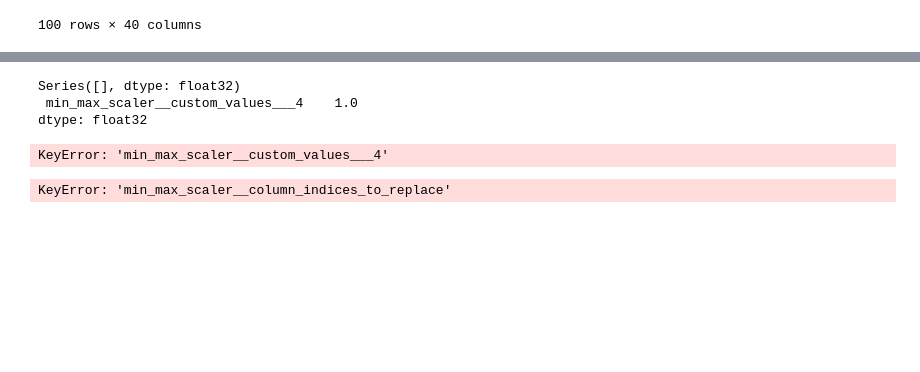
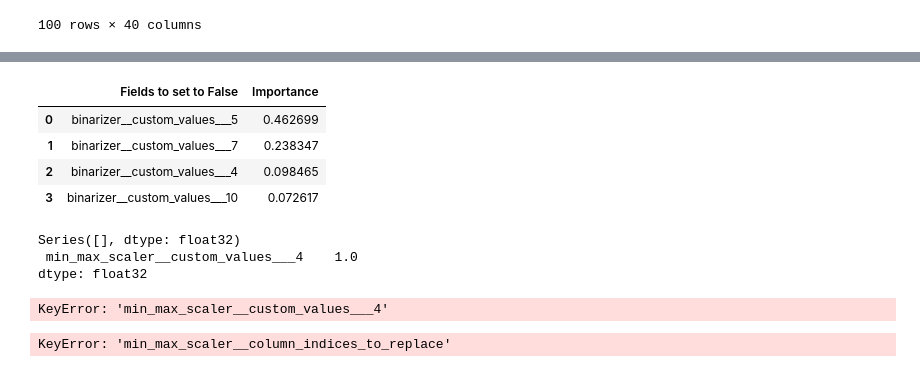
Before and after one commit to Peter-32/shap_scaling_experiments, a Jupyter notebook: main.ipynb, the cells around one changed output, grey strips where cells are left out. Drawn from its saved outputs; the diff is of its cells as text; code cells hidden in the pictures; blank space fills up the shorter version.

```diff
--- a/main.ipynb
+++ b/main.ipynb
@@ -150,7 +155,7 @@ fields_to_set_to_false = temp_df[temp_df > 0]
 fields_to_set_to_false = fields_to_set_to_false / fields_to_set_to_false.sum()
 fields_to_set_to_true = temp_df[temp_df < 0]
 fields_to_set_to_true = fields_to_set_to_true / fields_to_set_to_true.sum()
-fields_to_set_to_false = fields_to_set_to_false[fields_to_set_to_false > 0.05]
+fields_to_set_to_false = fields_to_set_to_false[fields_to_set_to_false > 0.05].sort_values(ascending=False)
 fields_to_set_to_true = fields_to_set_to_true[fields_to_set_to_true > 0.05]
 # %%
 fields_to_set_to_false
@@ -178,3 +187,16 @@ Series([], dtype: float32)
+# %%
+pd.set_option('display.max_rows', 100)
+
+tweaks_to_change = pd.DataFrame()
+tweaks_to_change["Fields to set to False"] = fields_to_set_to_false.keys()
+tweaks_to_change["Importance"] = fields_to_set_to_false.values
+tweaks_to_change
+# %% [output]
+|  | Fields to set to False | Importance |
+| 0 | binarizer__custom_values___5 | 0.462699 |
+| 1 | binarizer__custom_values___7 | 0.238347 |
+| 2 | binarizer__custom_values___4 | 0.098465 |
+| 3 | binarizer__custom_values___10 | 0.072617 |
 # %%
 
 
```
Also changed, not shown: parts of 7 cells of this notebook.
